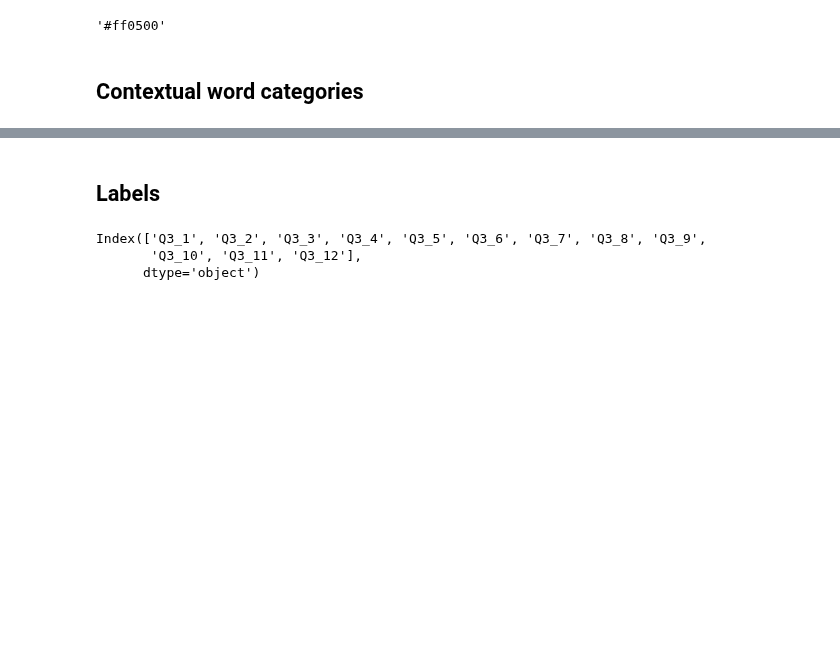
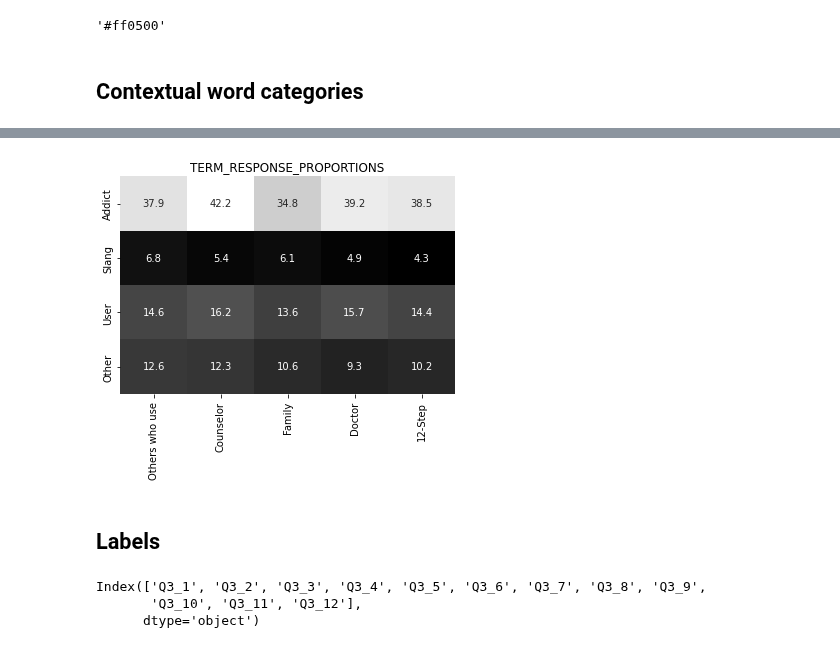
Before and after one commit to thorwhalen/likert, a Jupyter notebook: likert/examples/in_their_own_words/In their own words -- drug user self reference preferences.ipynb, the cells around one changed output, grey strips where cells are left out. Saved outputs shown, nothing was run; the diff lists cells and outputs as text; code cells hidden in the pictures; blank space fills up the shorter version.

```diff
--- a/likert/examples/in_their_own_words/In their own words -- drug user self reference preferences.ipynb
+++ b/likert/examples/in_their_own_words/In their own words -- drug user self reference preferences.ipynb
@@ -668,3 +580,12 @@ plt.title("Percentage within term (not including self)");
+# %%
+t, tt = proportion_and_confint(other_counts, interlocutor_total_counts)
+t *= 100
+myheatmap(t, fmt=".1f");
+plt.title(
+    "TERM_RESPONSE_PROPORTIONS"
+);
+# %% [output]
+[figure, added]
 # %% [markdown]
 ## Labels
 # %%
```
Also changed, not shown: parts of 46 cells of this notebook, 1 other file.
